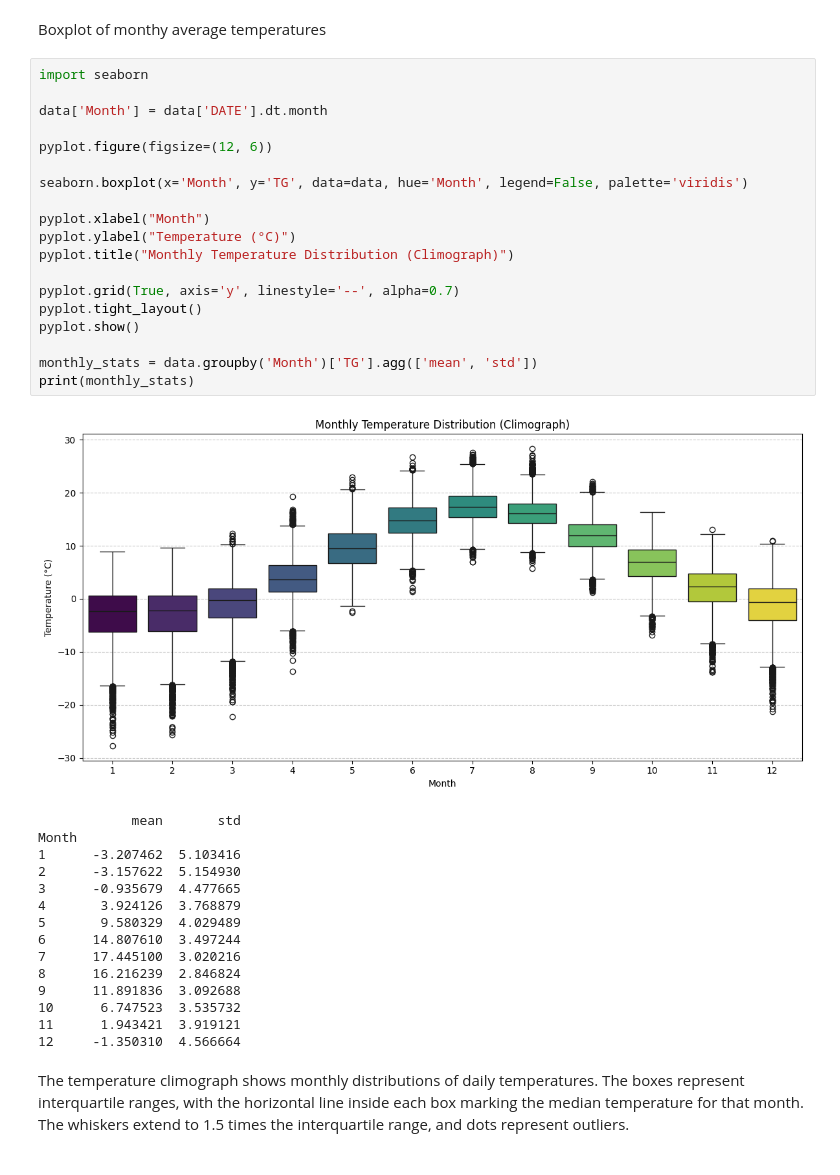
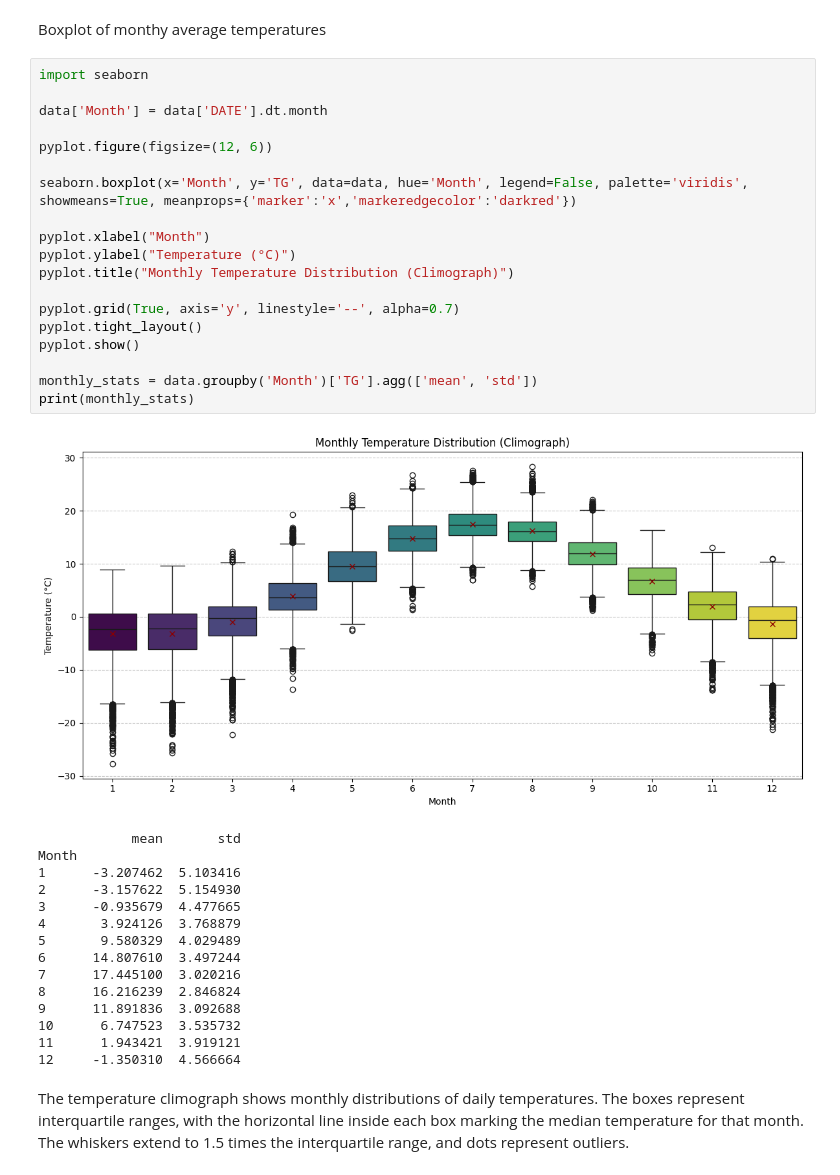
Before and after one commit to catyperry/numerical-methods-assignment-1, a Jupyter notebook: numerical_methodes_assignement_1.ipynb, the cells around one changed output. Drawn from its saved outputs; the diff is of its cells as text.

Commit message:
Adding means and their red color to boxplots.

```diff
--- a/numerical_methodes_assignement_1.ipynb
+++ b/numerical_methodes_assignement_1.ipynb
@@ -221,24 +220,24 @@ Boxplot of monthy average temperatures
 # %%
 import seaborn
 
 data['Month'] = data['DATE'].dt.month
 
 pyplot.figure(figsize=(12, 6))
 
-seaborn.boxplot(x='Month', y='TG', data=data, hue='Month', legend=False, palette='viridis')
+seaborn.boxplot(x='Month', y='TG', data=data, hue='Month', legend=False, palette='viridis', showmeans=True, meanprops={'marker':'x','markeredgecolor':'darkred'})
 
 pyplot.xlabel("Month")
 pyplot.ylabel("Temperature (°C)")
 pyplot.title("Monthly Temperature Distribution (Climograph)")
 
 pyplot.grid(True, axis='y', linestyle='--', alpha=0.7)
 pyplot.tight_layout()
 pyplot.show()
 
 monthly_stats = data.groupby('Month')['TG'].agg(['mean', 'std'])
 print(monthly_stats)
 # %% [output]
-[figure, old version]
+[figure, new version]
             mean       std
 Month
 1      -3.207462  5.103416
```
Also changed, not shown: parts of 1 cell of this notebook.
